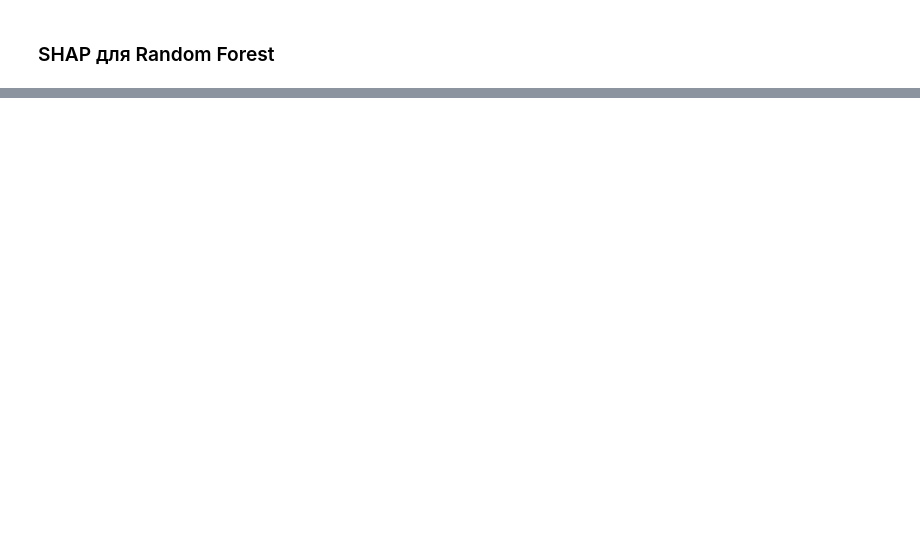
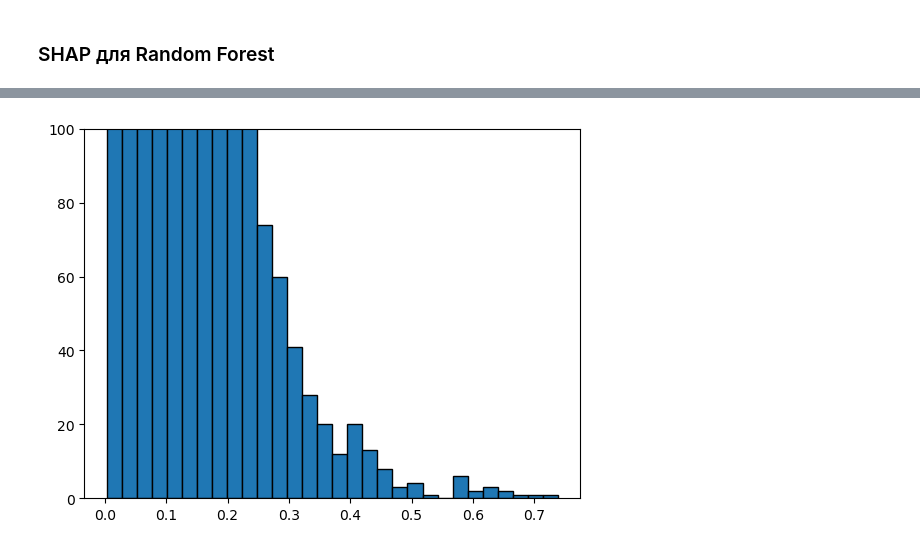
Before and after one commit to REU-DS-CLUB/purple_hack, a Jupyter notebook: corr+mutal.ipynb, the cells around one changed output, grey strips where cells are left out. Saved outputs shown, nothing was run; the diff lists cells and outputs as text; code cells hidden in the pictures; blank space fills up the shorter version.

```diff
--- a/corr+mutal.ipynb
+++ b/corr+mutal.ipynb
@@ -321,0 +329,7 @@ roc-auc test 0.6960129056266595
+# %%
+import matplotlib.pyplot as plt
+plt.hist(light_gbm_proba, bins=30, edgecolor='black')
+plt.ylim(0, 100)
+None
+# %% [output]
+[figure, added]
```
Also changed, not shown: parts of 15 cells of this notebook, 4 other files.
